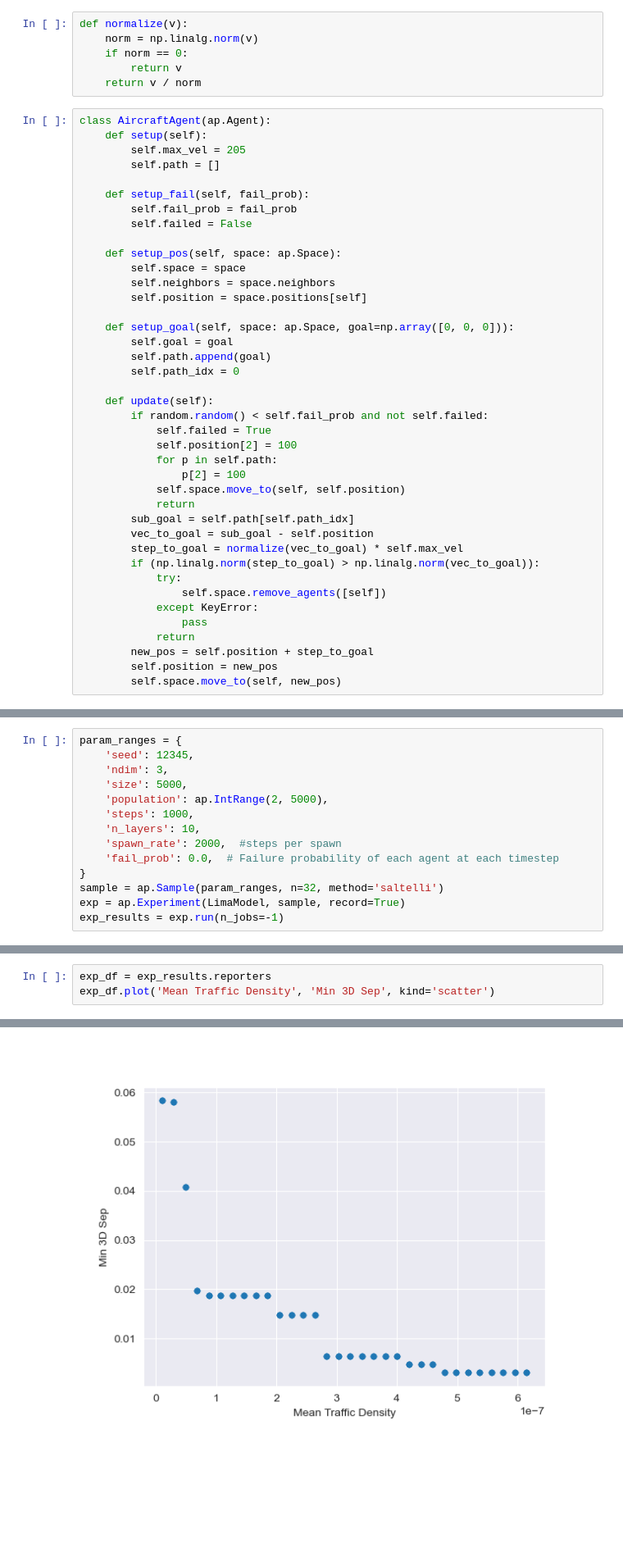
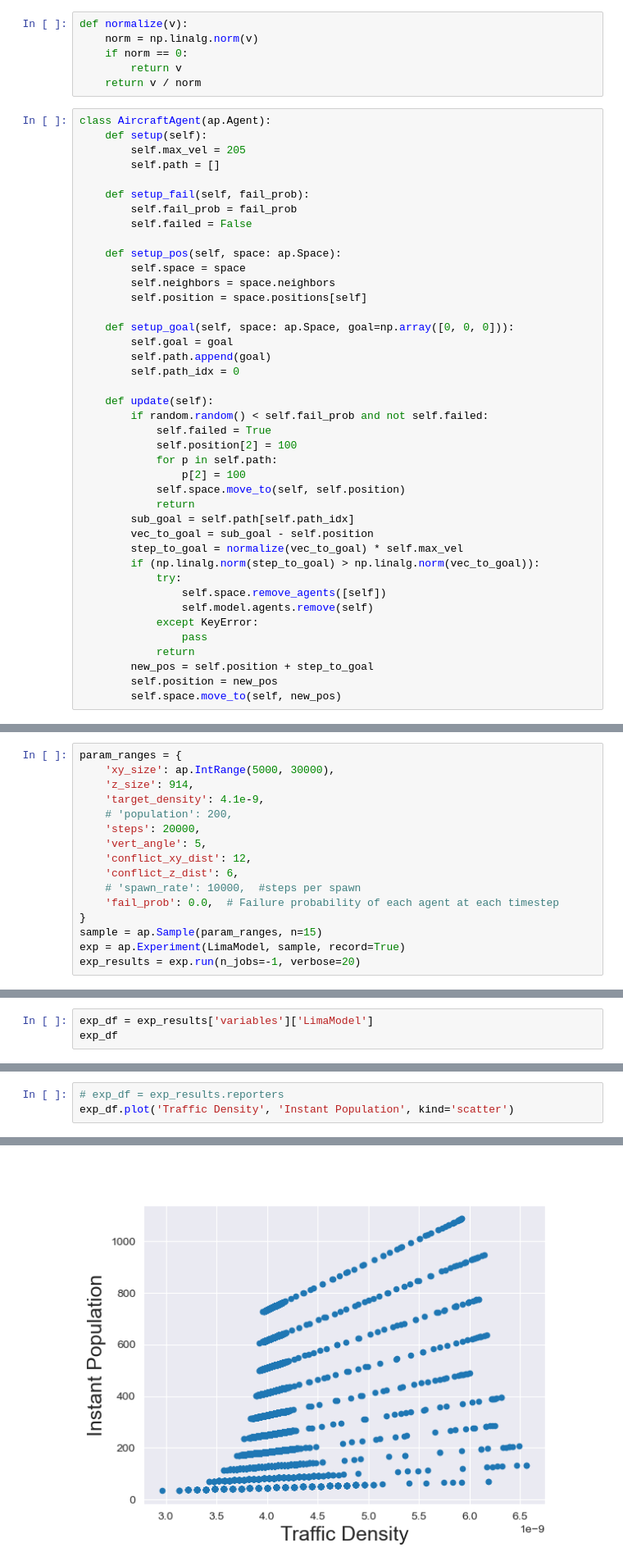
Before and after one commit to aliaksei135/sandbox, a Jupyter notebook: abs-lima/abs_stochastic.ipynb, the cells around one changed output, grey strips where cells are left out. Shown at 82% size. Cells and saved outputs as stored; diff of their text form; blank space fills up the shorter version.

```diff
--- a/abs-lima/abs_stochastic.ipynb
+++ b/abs-lima/abs_stochastic.ipynb
@@ -60,6 +61,7 @@ class AircraftAgent(ap.Agent):
         if (np.linalg.norm(step_to_goal) > np.linalg.norm(vec_to_goal)):
             try:
                 self.space.remove_agents([self])
+                self.model.agents.remove(self)
             except KeyError:
                 pass
             return
@@ -219,15 +278,17 @@ df.plot(x='Traffic Density', y='Mean 3D Sep', kind='scatter')
 # %%
 param_ranges = {
-    'seed': 12345,
-    'ndim': 3,
-    'size': 5000,
-    'population': ap.IntRange(2, 5000),
-    'steps': 1000,
-    'n_layers': 10,
-    'spawn_rate': 2000,  #steps per spawn
+    'xy_size': ap.IntRange(5000, 30000),
+    'z_size': 914,
+    'target_density': 4.1e-9,
+    # 'population': 200,
+    'steps': 20000,
+    'vert_angle': 5,
+    'conflict_xy_dist': 12,
+    'conflict_z_dist': 6,
+    # 'spawn_rate': 10000,  #steps per spawn
     'fail_prob': 0.0,  # Failure probability of each agent at each timestep
 }
-sample = ap.Sample(param_ranges, n=32, method='saltelli')
+sample = ap.Sample(param_ranges, n=15)
 exp = ap.Experiment(LimaModel, sample, record=True)
-exp_results = exp.run(n_jobs=-1)
+exp_results = exp.run(n_jobs=-1, verbose=20)
 # %% [output]
@@ -253,0 +327,3 @@ res
+# %%
+exp_df = exp_results['variables']['LimaModel']
+exp_df
@@ -254,4 +372,4 @@ res
 # %%
-exp_df = exp_results.reporters
-exp_df.plot('Mean Traffic Density', 'Min 3D Sep', kind='scatter')
+# exp_df = exp_results.reporters
+exp_df.plot('Traffic Density', 'Instant Population', kind='scatter')
 # %% [output]
@@ -259 +377 @@ exp_df.plot('Mean Traffic Density', 'Min 3D Sep', kind='scatter')
-[figure, old version]
+[figure, new version]
```
Also changed, not shown: parts of 20 cells of this notebook, 11 other files.
